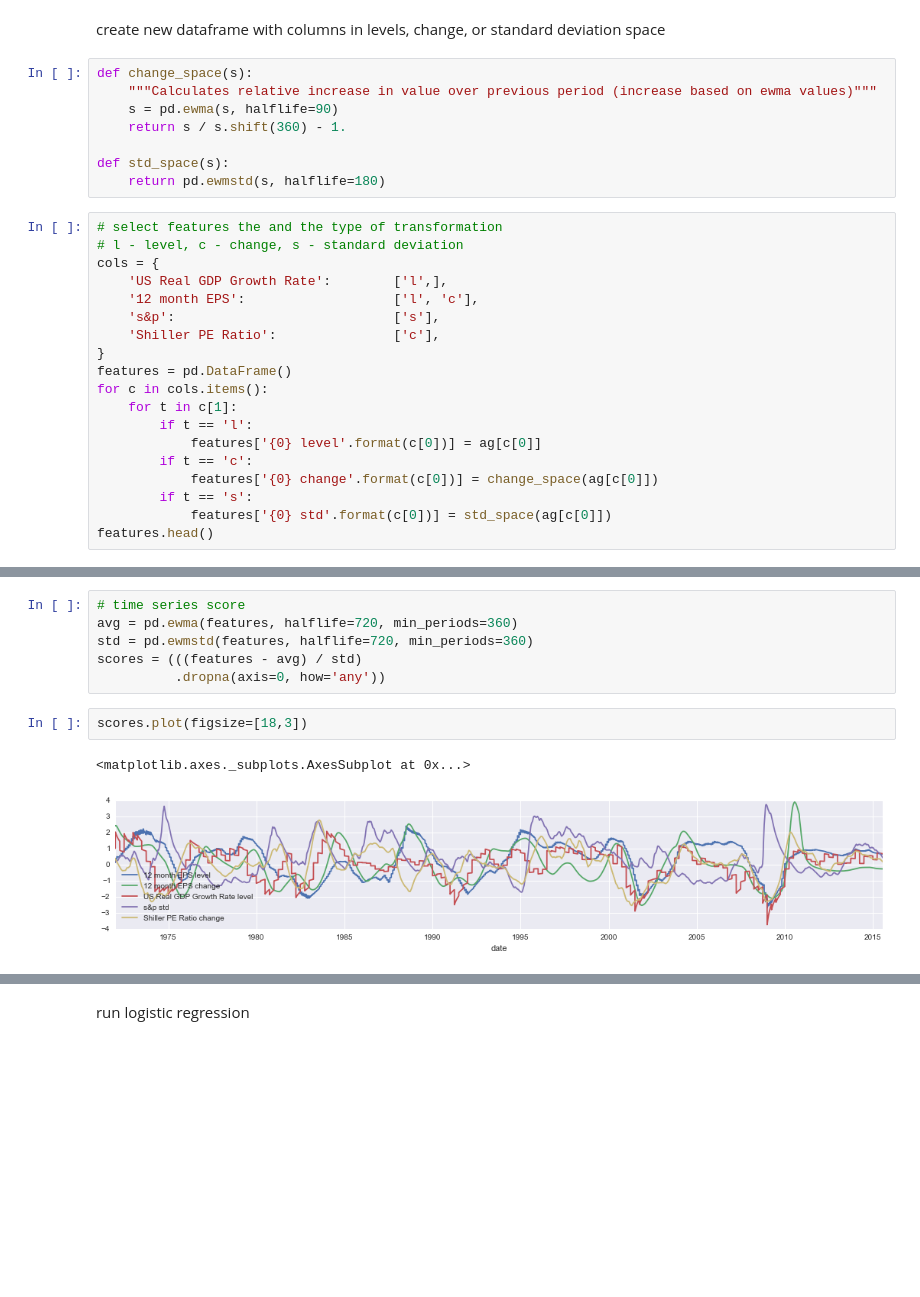
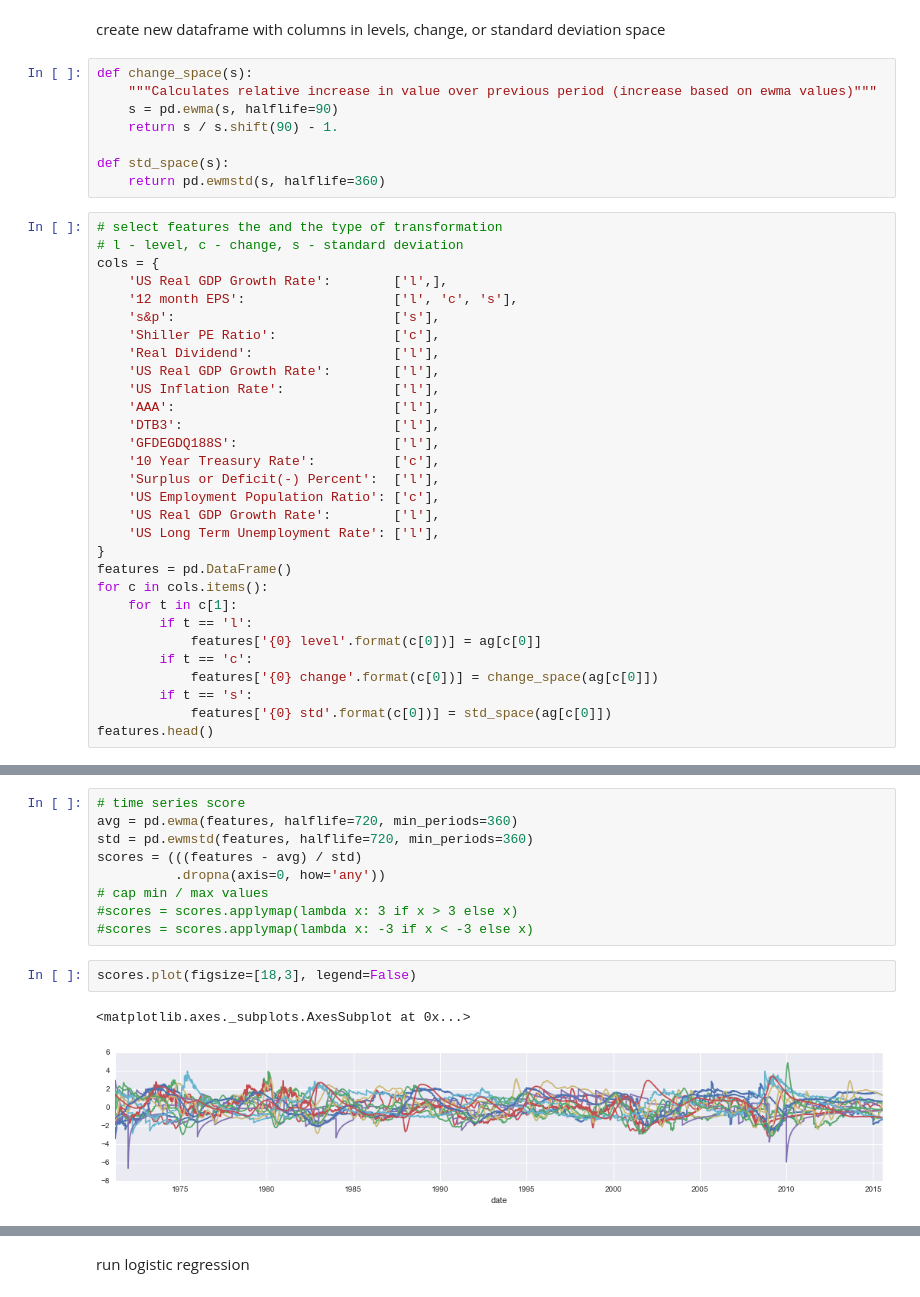
Before and after one commit to rhouck/bubble, a Jupyter notebook: notes/Model Construction.ipynb, the cells around one changed output, grey strips where cells are left out. Cells and saved outputs as stored; diff of their text form; blank space fills up the shorter version.

```diff
--- a/notes/Model Construction.ipynb
+++ b/notes/Model Construction.ipynb
@@ -128,18 +128,29 @@ create new dataframe with columns in levels, change, or standard deviation space
 def change_space(s):
     """Calculates relative increase in value over previous period (increase based on ewma values)"""
     s = pd.ewma(s, halflife=90)
-    return s / s.shift(360) - 1.
+    return s / s.shift(90) - 1.
 
 def std_space(s):
-    return pd.ewmstd(s, halflife=180)
+    return pd.ewmstd(s, halflife=360)
 # %%
 # select features the and the type of transformation
 # l - level, c - change, s - standard deviation
 cols = {
     'US Real GDP Growth Rate':        ['l',],
-    '12 month EPS':                   ['l', 'c'],
+    '12 month EPS':                   ['l', 'c', 's'],
     's&p':                            ['s'],
     'Shiller PE Ratio':               ['c'],
+    'Real Dividend':                  ['l'],
+    'US Real GDP Growth Rate':        ['l'],
+    'US Inflation Rate':              ['l'],
+    'AAA':                            ['l'],
+    'DTB3':                           ['l'],
+    'GFDEGDQ188S':                    ['l'],
+    '10 Year Treasury Rate':          ['c'],
+    'Surplus or Deficit(-) Percent':  ['l'],
+    'US Employment Population Ratio': ['c'],
+    'US Real GDP Growth Rate':        ['l'],
+    'US Long Term Unemployment Rate': ['l'],
 }
 features = pd.DataFrame()
 for c in cols.items():
@@ -165,11 +176,14 @@ avg = pd.ewma(features, halflife=720, min_periods=360)
 std = pd.ewmstd(features, halflife=720, min_periods=360)
 scores = (((features - avg) / std)
           .dropna(axis=0, how='any'))
+# cap min / max values
+#scores = scores.applymap(lambda x: 3 if x > 3 else x)
+#scores = scores.applymap(lambda x: -3 if x < -3 else x)
 # %%
-scores.plot(figsize=[18,3])
+scores.plot(figsize=[18,3], legend=False)
 # %% [output]
 <matplotlib.axes._subplots.AxesSubplot at 0x...>
-[figure, old version]
+[figure, new version]
 # %%
 def gen_Xs_ys_split(loss_threshold=-.2, balanced=False, test_size=.4):
     """Assuming `losses` and `scores` are defined, returns a tuple of (X_train, X_test, y_train, y_test).
```
Also changed, not shown: parts of 4 cells of this notebook.
